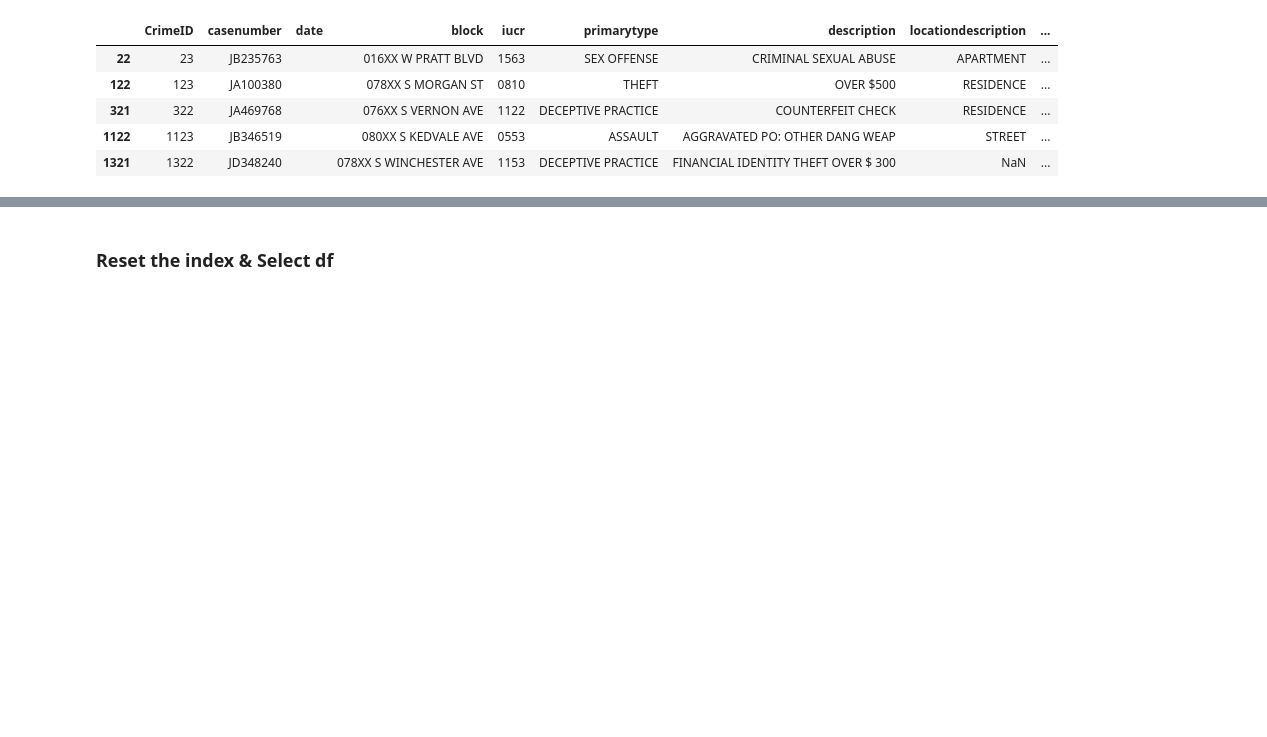
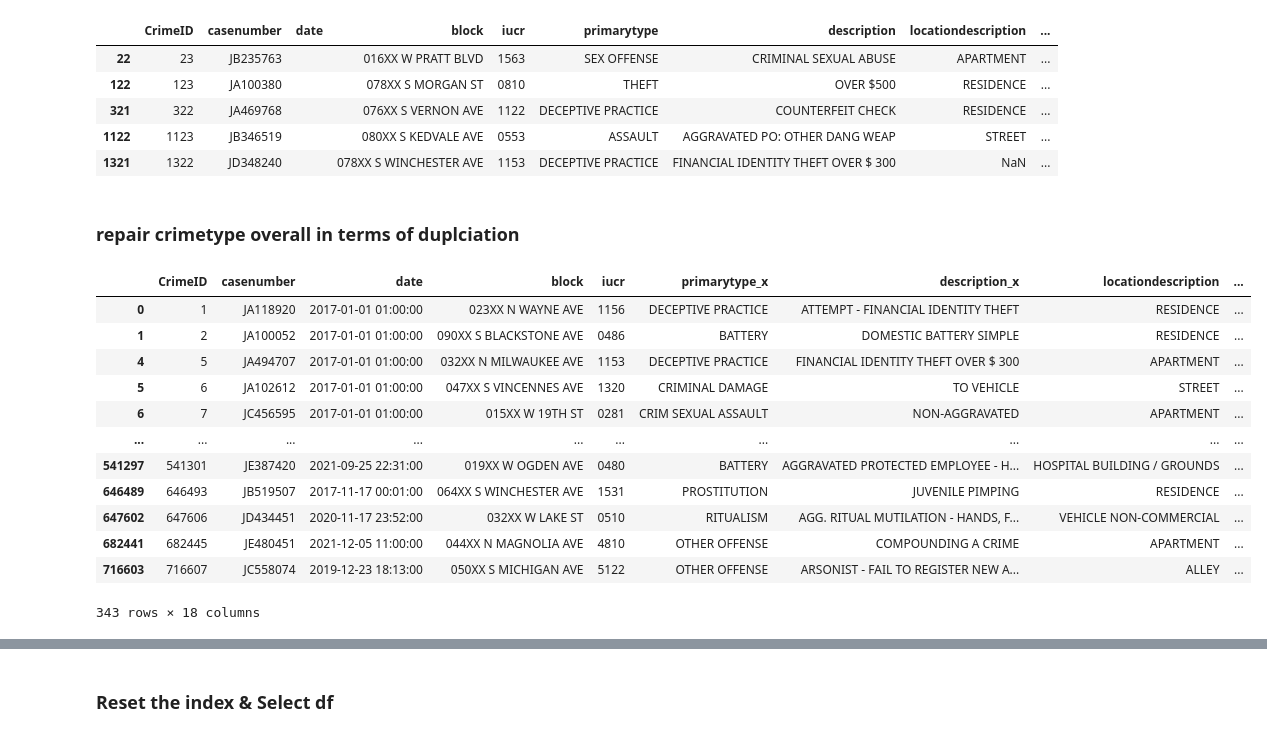
Before and after one commit to AngeloBarisano/data_management_and_ethics, a Jupyter notebook: Code/datacleaning.ipynb, the cells around one changed output, grey strips where cells are left out. Cells and saved outputs as stored; diff of their text form; code cells hidden in the pictures; blank space fills up the shorter version.

Commit message:
fix iucr

```diff
--- a/Code/datacleaning.ipynb
+++ b/Code/datacleaning.ipynb
@@ -406,3 +406,41 @@ df[~((df.arrest == True) | (df.arrest == False))].head()
 df.loc[
     df.index.isin(df[~((df.arrest == True) | (df.arrest == False))].index), "marked"
 ] = True
+# %% [markdown]
+### repair crimetype overall    in terms of duplciation
+# %%
+# get all necessary iucr
+df_crimetype = df.loc[:, ["iucr", "primarytype", "description"]].drop_duplicates()
+
+
+# fixing the IUCR
+# all instances in the following DF have to be unionized,
+df_crimetype[
+    df_crimetype.index.isin(df_crimetype.drop_duplicates(subset=["iucr"]).index)
+    == False
+]
+
+# as such: we drop duplicates for each IUCR;
+# and then replace all values of the IUCRS with the correct FIRST primary description
+# do it via merging (right join)
+df_iucr = df_crimetype.drop_duplicates(subset=["iucr"], keep="first")
+# %%
+# drop the primary and secondary type
+df.drop(["primarytype", "description"], axis=1, inplace=True)
+# %%
+# right merge on IUCR
+pd.merge(left=df, right=df_iucr, how="left", on="iucr").drop_duplicates(subset=["iucr"])
+# %% [output]
+|  | CrimeID | casenumber | date | block | iucr | primarytype_x | description_x | locationdescription | ... |
+| 0 | 1 | JA118920 | 2017-01-01 01:00:00 | 023XX N WAYNE AVE | 1156 | DECEPTIVE PRACTICE | ATTEMPT - FINANCIAL IDENTITY THEFT | RESIDENCE | ... |
+| 1 | 2 | JA100052 | 2017-01-01 01:00:00 | 090XX S BLACKSTONE AVE | 0486 | BATTERY | DOMESTIC BATTERY SIMPLE | RESIDENCE | ... |
+| 4 | 5 | JA494707 | 2017-01-01 01:00:00 | 032XX N MILWAUKEE AVE | 1153 | DECEPTIVE PRACTICE | FINANCIAL IDENTITY THEFT OVER $ 300 | APARTMENT | ... |
+| 5 | 6 | JA102612 | 2017-01-01 01:00:00 | 047XX S VINCENNES AVE | 1320 | CRIMINAL DAMAGE | TO VEHICLE | STREET | ... |
+| 6 | 7 | JC456595 | 2017-01-01 01:00:00 | 015XX W 19TH ST | 0281 | CRIM SEXUAL ASSAULT | NON-AGGRAVATED | APARTMENT | ... |
+| ... | ... | ... | ... | ... | ... | ... | ... | ... | ... |
+| 541297 | 541301 | JE387420 | 2021-09-25 22:31:00 | 019XX W OGDEN AVE | 0480 | BATTERY | AGGRAVATED PROTECTED EMPLOYEE - H... | HOSPITAL BUILDING / GROUNDS | ... |
+| 646489 | 646493 | JB519507 | 2017-11-17 00:01:00 | 064XX S WINCHESTER AVE | 1531 | PROSTITUTION | JUVENILE PIMPING | RESIDENCE | ... |
+| 647602 | 647606 | JD434451 | 2020-11-17 23:52:00 | 032XX W LAKE ST | 0510 | RITUALISM | AGG. RITUAL MUTILATION - HANDS, F... | VEHICLE NON-COMMERCIAL | ... |
+| 682441 | 682445 | JE480451 | 2021-12-05 11:00:00 | 044XX N MAGNOLIA AVE | 4810 | OTHER OFFENSE | COMPOUNDING A CRIME | APARTMENT | ... |
+| 716603 | 716607 | JC558074 | 2019-12-23 18:13:00 | 050XX S MICHIGAN AVE | 5122 | OTHER OFFENSE | ARSONIST - FAIL TO REGISTER NEW A... | ALLEY | ... |
+343 rows × 18 columns
```
Also changed, not shown: parts of 2 cells of this notebook, 1 other file.
